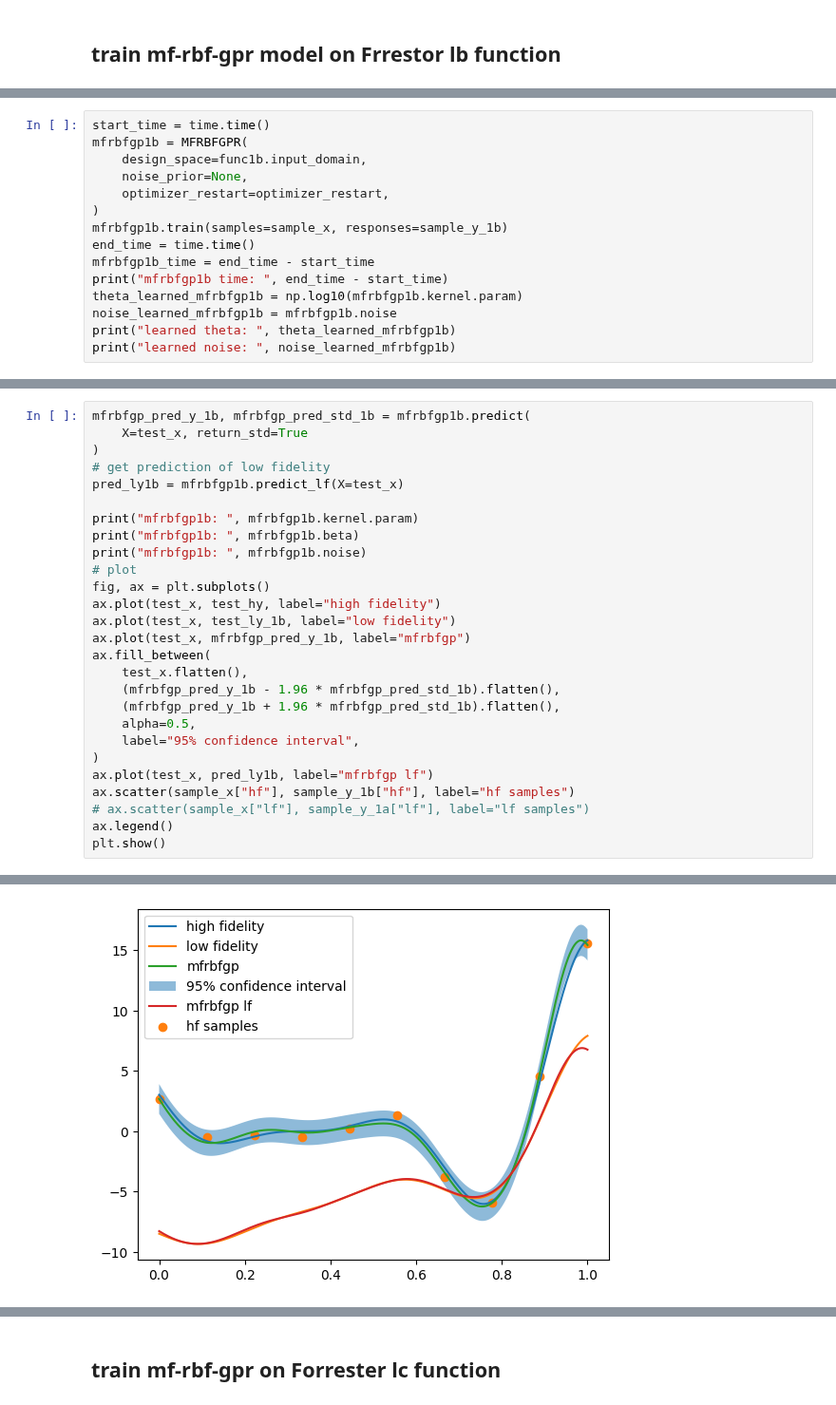
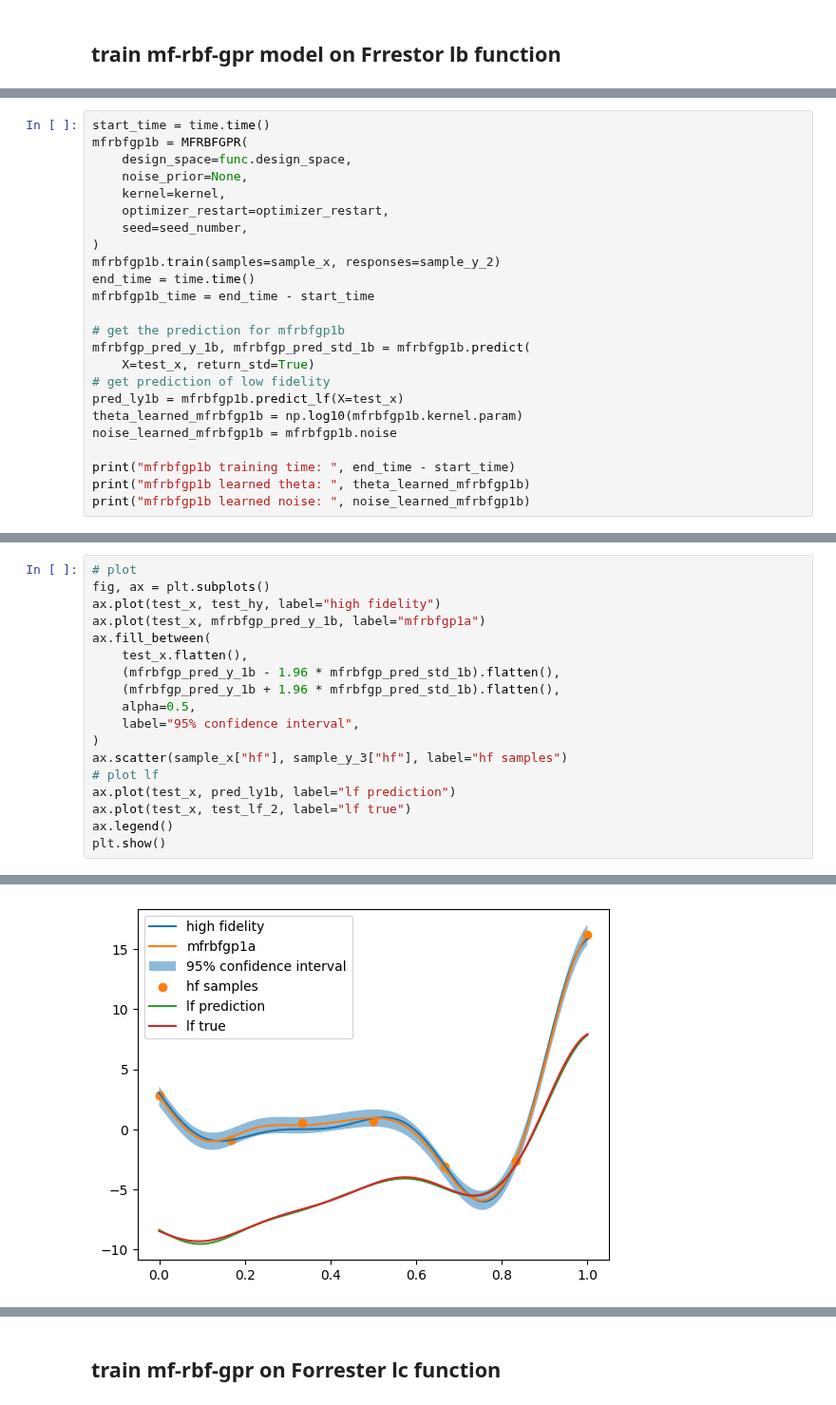
Before and after one commit to bessagroup/mfbml, a Jupyter notebook: studies/gpr_illustrative_examples/mf_rbf_gpr/landscape_of_nll.ipynb, the cells around one changed output, grey strips where cells are left out. Shown at 95% size. Drawn from its saved outputs; the diff is of its cells as text.

```diff
--- a/studies/gpr_illustrative_examples/mf_rbf_gpr/landscape_of_nll.ipynb
+++ b/studies/gpr_illustrative_examples/mf_rbf_gpr/landscape_of_nll.ipynb
@@ -280,16 +329,25 @@ test_ly_1b = func1b.lf(test_x)
 # %%
 start_time = time.time()
 mfrbfgp1b = MFRBFGPR(
-    design_space=func1b.input_domain,
+    design_space=func.design_space,
     noise_prior=None,
+    kernel=kernel,
     optimizer_restart=optimizer_restart,
+    seed=seed_number,
 )
-mfrbfgp1b.train(samples=sample_x, responses=sample_y_1b)
+mfrbfgp1b.train(samples=sample_x, responses=sample_y_2)
 end_time = time.time()
 mfrbfgp1b_time = end_time - start_time
-print("mfrbfgp1b time: ", end_time - start_time)
+
+# get the prediction for mfrbfgp1b
+mfrbfgp_pred_y_1b, mfrbfgp_pred_std_1b = mfrbfgp1b.predict(
+    X=test_x, return_std=True)
+# get prediction of low fidelity
+pred_ly1b = mfrbfgp1b.predict_lf(X=test_x)
 theta_learned_mfrbfgp1b = np.log10(mfrbfgp1b.kernel.param)
 noise_learned_mfrbfgp1b = mfrbfgp1b.noise
-print("learned theta: ", theta_learned_mfrbfgp1b)
-print("learned noise: ", noise_learned_mfrbfgp1b)
+
+print("mfrbfgp1b training time: ", end_time - start_time)
+print("mfrbfgp1b learned theta: ", theta_learned_mfrbfgp1b)
+print("mfrbfgp1b learned noise: ", noise_learned_mfrbfgp1b)
 # %% [output]
@@ -299,18 +402,8 @@ learned noise:  0.44563741736793444
 # %%
-mfrbfgp_pred_y_1b, mfrbfgp_pred_std_1b = mfrbfgp1b.predict(
-    X=test_x, return_std=True
-)
-# get prediction of low fidelity
-pred_ly1b = mfrbfgp1b.predict_lf(X=test_x)
-
-print("mfrbfgp1b: ", mfrbfgp1b.kernel.param)
-print("mfrbfgp1b: ", mfrbfgp1b.beta)
-print("mfrbfgp1b: ", mfrbfgp1b.noise)
 # plot
 fig, ax = plt.subplots()
 ax.plot(test_x, test_hy, label="high fidelity")
-ax.plot(test_x, test_ly_1b, label="low fidelity")
-ax.plot(test_x, mfrbfgp_pred_y_1b, label="mfrbfgp")
+ax.plot(test_x, mfrbfgp_pred_y_1b, label="mfrbfgp1a")
 ax.fill_between(
     test_x.flatten(),
     (mfrbfgp_pred_y_1b - 1.96 * mfrbfgp_pred_std_1b).flatten(),
@@ -318,9 +411,10 @@ ax.fill_between(
     alpha=0.5,
     label="95% confidence interval",
 )
-ax.plot(test_x, pred_ly1b, label="mfrbfgp lf")
-ax.scatter(sample_x["hf"], sample_y_1b["hf"], label="hf samples")
-# ax.scatter(sample_x["lf"], sample_y_1a["lf"], label="lf samples")
+ax.scatter(sample_x["hf"], sample_y_3["hf"], label="hf samples")
+# plot lf
+ax.plot(test_x, pred_ly1b, label="lf prediction")
+ax.plot(test_x, test_lf_2, label="lf true")
 ax.legend()
 plt.show()
 # %% [output]
@@ -331 +421 @@ mfrbfgp1b:  0.44563741736793444
-[figure, old version]
+[figure, new version]
```
Also changed, not shown: parts of 36 cells of this notebook, 23 other files.
